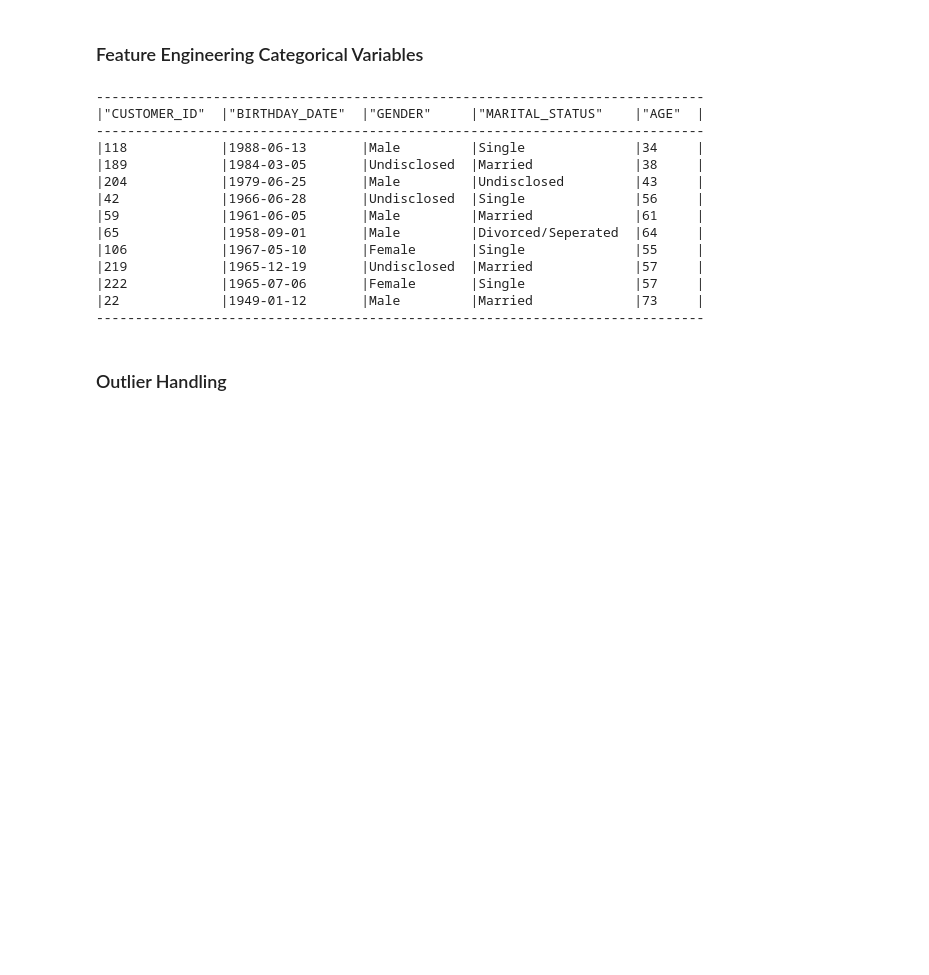
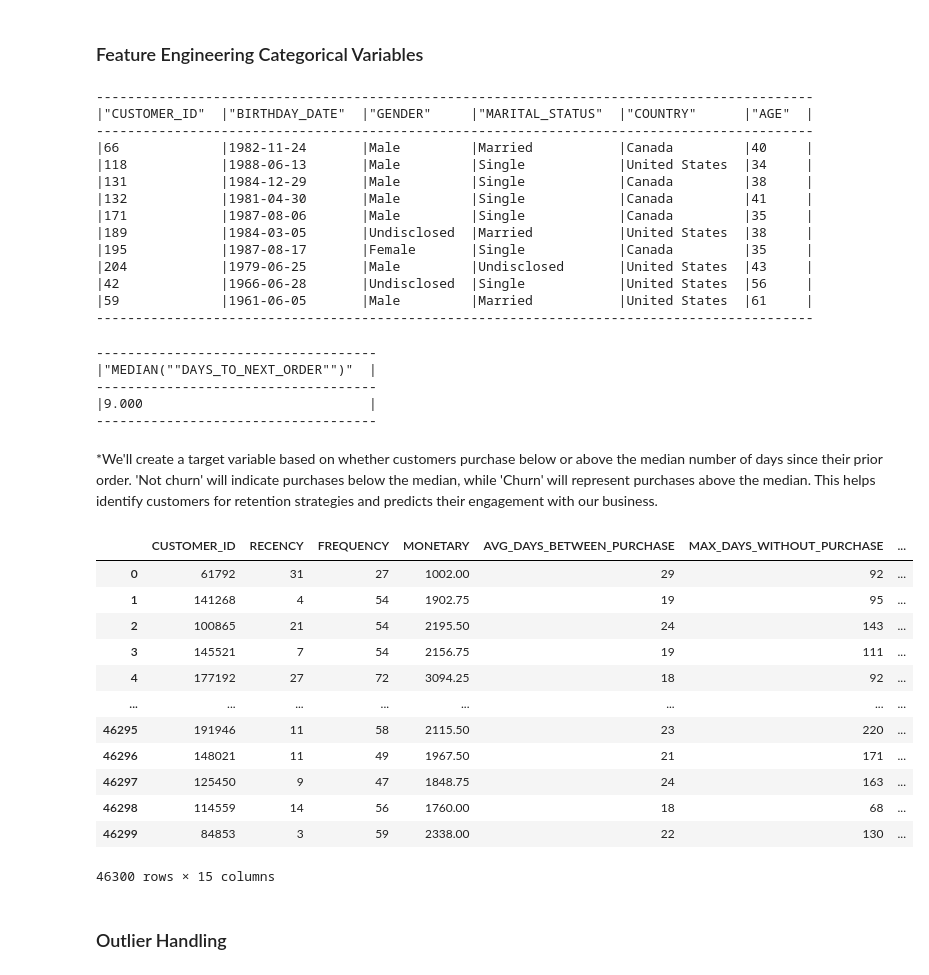
Before and after one commit to R-otato/Tasty_Insights, a Jupyter notebook: Test.ipynb, the cells around one changed output. Saved outputs shown, nothing was run; the diff lists cells and outputs as text; code cells hidden in the pictures; blank space fills up the shorter version.

```diff
--- a/Test.ipynb
+++ b/Test.ipynb
@@ -350,27 +337,27 @@ min_days=orders_df.group_by('CUSTOMER_ID').agg(F.min('DAYS_SINCE_PRIOR_ORDER').a
 ### Feature Engineering Categorical Variables
 # %%
 #Get Customer demographic
-cust_demo=filtered_country_customer_df.select('CUSTOMER_ID','BIRTHDAY_DATE','GENDER','MARITAL_STATUS')
+cust_demo=tasty_bytes_customer_loyalty.select('CUSTOMER_ID','BIRTHDAY_DATE','GENDER','MARITAL_STATUS','COUNTRY')
 
 # get AGE variable
 cust_demo = cust_demo.withColumn("AGE", F.datediff('year', F.col("BIRTHDAY_DATE"),F.lit(lastdate)))
 
 cust_demo.show()
 # %% [output]
-------------------------------------------------------------------------------
-|"CUSTOMER_ID"  |"BIRTHDAY_DATE"  |"GENDER"     |"MARITAL_STATUS"    |"AGE"  |
-------------------------------------------------------------------------------
-|118            |1988-06-13       |Male         |Single              |34     |
-|189            |1984-03-05       |Undisclosed  |Married             |38     |
-|204            |1979-06-25       |Male         |Undisclosed         |43     |
-|42             |1966-06-28       |Undisclosed  |Single              |56     |
-|59             |1961-06-05       |Male         |Married             |61     |
-|65             |1958-09-01       |Male         |Divorced/Seperated  |64     |
-|106            |1967-05-10       |Female       |Single              |55     |
-|219            |1965-12-19       |Undisclosed  |Married             |57     |
-|222            |1965-07-06       |Female       |Single              |57     |
-|22             |1949-01-12       |Male         |Married             |73     |
-------------------------------------------------------------------------------
+--------------------------------------------------------------------------------------------
+|"CUSTOMER_ID"  |"BIRTHDAY_DATE"  |"GENDER"     |"MARITAL_STATUS"  |"COUNTRY"      |"AGE"  |
+--------------------------------------------------------------------------------------------
+|66             |1982-11-24       |Male         |Married           |Canada         |40     |
+|118            |1988-06-13       |Male         |Single            |United States  |34     |
+|131            |1984-12-29       |Male         |Single            |Canada         |38     |
+|132            |1981-04-30       |Male         |Single            |Canada         |41     |
+|171            |1987-08-06       |Male         |Single            |Canada         |35     |
+|189            |1984-03-05       |Undisclosed  |Married           |United States  |38     |
+|195            |1987-08-17       |Female       |Single            |Canada         |35     |
+|204            |1979-06-25       |Male         |Undisclosed       |United States  |43     |
+|42             |1966-06-28       |Undisclosed  |Single            |United States  |56     |
+|59             |1961-06-05       |Male         |Married           |United States  |61     |
+--------------------------------------------------------------------------------------------
 # %%
 #Merge to get final dataframe
 final_df = RFM_table.join(max_order_ts, on='CUSTOMER_ID', how='inner')
@@ -430,0 +376,11 @@ final_df['Days_To_Next_Order']=(final_df['MAX_ORDER_TS']-final_df['ORDER_TS']).d
+# %%
+#Get median of Days to next order
+final_df.select(F.median('DAYS_TO_NEXT_ORDER')).show()
+# %% [output]
+------------------------------------
+|"MEDIAN(""DAYS_TO_NEXT_ORDER"")"  |
+------------------------------------
+|9.000                             |
+------------------------------------
+# %% [markdown]
+*We'll create a target variable based on whether customers purchase below or above the median number of days since their prior order. 'Not churn' will indicate purchases below the median, while 'Churn' will represent purchases above the median. This helps identify customers for retention strategies and predicts their engagement with our business.
@@ -431,3 +393,19 @@ final_df['Days_To_Next_Order']=(final_df['MAX_ORDER_TS']-final_df['ORDER_TS']).d
+# %%
+final_df
+# %% [output]
+|  | CUSTOMER_ID | RECENCY | FREQUENCY | MONETARY | AVG_DAYS_BETWEEN_PURCHASE | MAX_DAYS_WITHOUT_PURCHASE | ... |
+| 0 | 61792 | 31 | 27 | 1002.00 | 29 | 92 | ... |
+| 1 | 141268 | 4 | 54 | 1902.75 | 19 | 95 | ... |
+| 2 | 100865 | 21 | 54 | 2195.50 | 24 | 143 | ... |
+| 3 | 145521 | 7 | 54 | 2156.75 | 19 | 111 | ... |
+| 4 | 177192 | 27 | 72 | 3094.25 | 18 | 92 | ... |
+| ... | ... | ... | ... | ... | ... | ... | ... |
+| 46295 | 191946 | 11 | 58 | 2115.50 | 23 | 220 | ... |
+| 46296 | 148021 | 11 | 49 | 1967.50 | 21 | 171 | ... |
+| 46297 | 125450 | 9 | 47 | 1848.75 | 24 | 163 | ... |
+| 46298 | 114559 | 14 | 56 | 1760.00 | 18 | 68 | ... |
+| 46299 | 84853 | 3 | 59 | 2338.00 | 22 | 130 | ... |
+46300 rows × 15 columns
 # %% [markdown]
 ### Outlier Handling
 # %%
```
Also changed, not shown: parts of 37 cells of this notebook.
